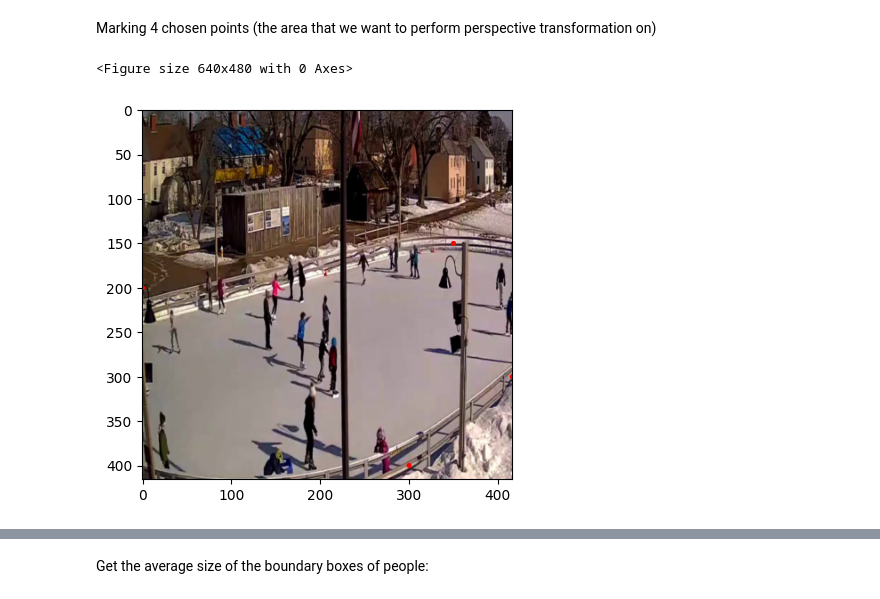
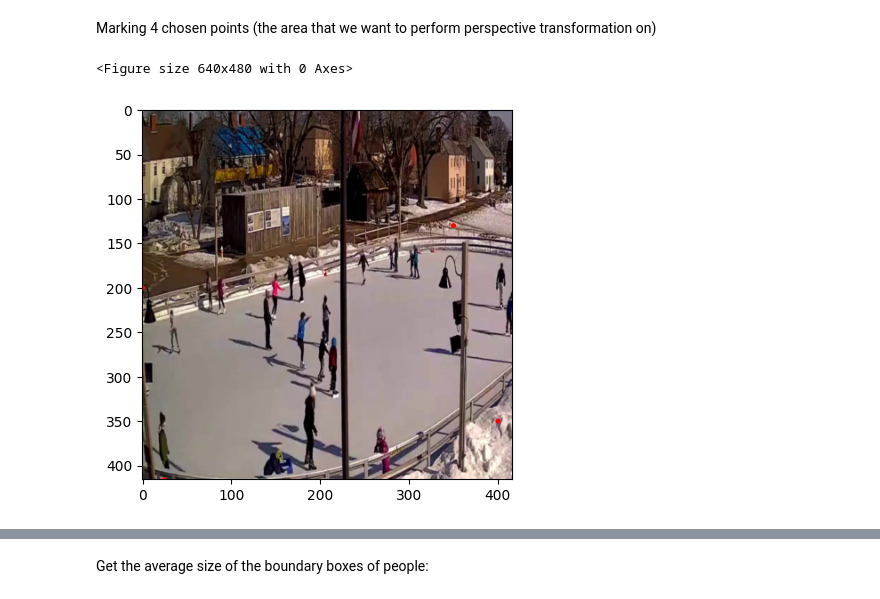
Before and after one commit to dodorlee1210/CrowdGuard, a Jupyter notebook: model/Crowd_Distance_Estimator.ipynb, the cells around one changed output, grey strips where cells are left out. Saved outputs shown, nothing was run; the diff lists cells and outputs as text; code cells hidden in the pictures.

```diff
--- a/model/Crowd_Distance_Estimator.ipynb
+++ b/model/Crowd_Distance_Estimator.ipynb
@@ -166,31 +204,31 @@ Marking 4 chosen points (the area that we want to perform perspective transforma
 # %%
 import cv2
 # Convert the image to grayscale
 gray = cv2.cvtColor(image_np, cv2.COLOR_BGR2GRAY)
 
 def plot_corners(image, corners):
   # Create a plot to draw the image and corners
   corners = np.intp(corners)
   plt.figure()
 
   fig, ax = plt.subplots()
 
   # Draw detected corners on the original image
   for corner in corners:
       x, y = corner.ravel()
       circle = plt.Circle((x, y), 2, color='r')
       ax.add_patch(circle)
 
   # Display the image with detected corners
   ax.imshow(image)
   plt.show()
 
 # Convert the bounding box coordinates to NumPy array for easier manipulation
 # top right, bottom right, bottom left, top left
-points = [[350, 150],[416,300], [300, 400], [0,200]]
+points = [[350, 130],[400,350], [25, 416], [0,200]]
 corner_points_arr = np.float32(points[:4])
 
 plot_corners(image_np, points)
 # %% [output]
 <Figure size 640x480 with 0 Axes>
-[figure, old version]
+[figure, new version]
```
Also changed, not shown: parts of 10 cells of this notebook.
